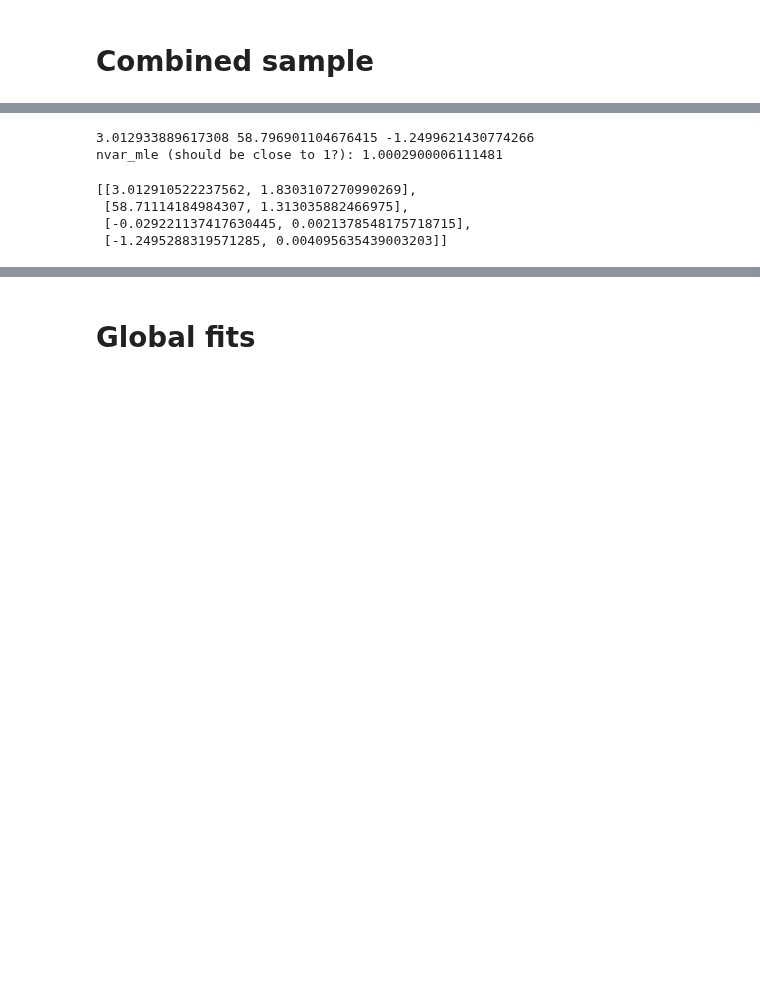
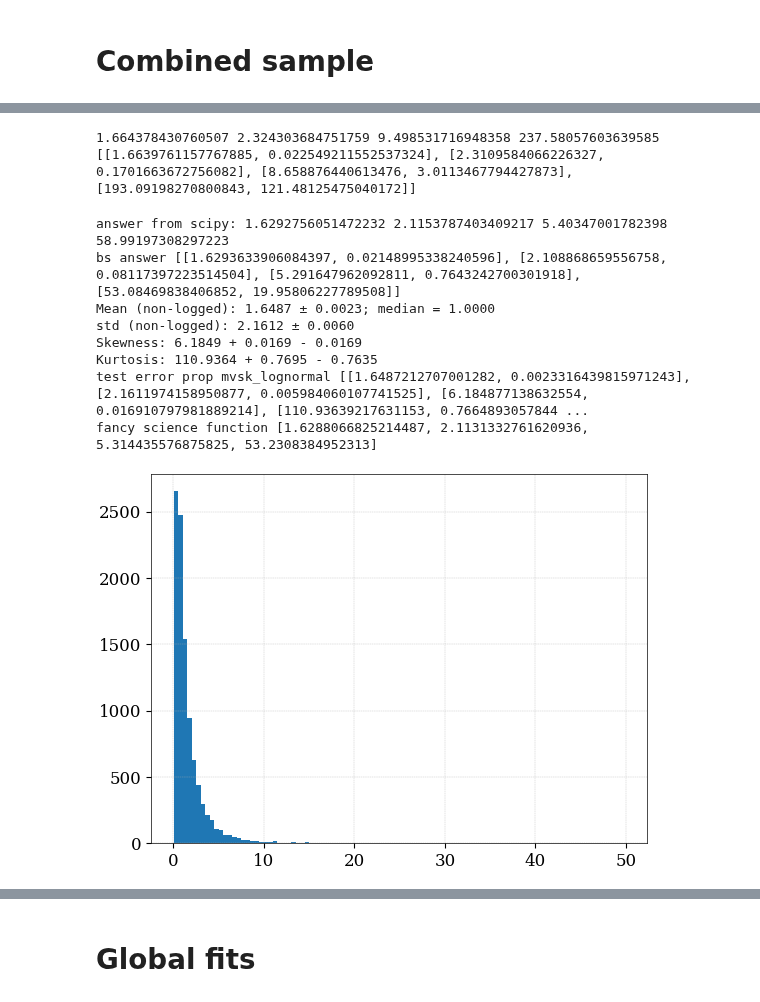
Before and after one commit to leungcalvin/kko_host_paper, a Jupyter notebook: plot_scripts/dm_host.ipynb, the cells around one changed output, grey strips where cells are left out. Cells and saved outputs as stored; diff of their text form; code cells hidden in the pictures; blank space fills up the shorter version.

```diff
--- a/plot_scripts/dm_host.ipynb
+++ b/plot_scripts/dm_host.ipynb
@@ -1154,20 +1185,46 @@ def mvsk(dm,dm_err):
+# %%
+dm_debug_err = np.ones(10000)
+dm_debug = np.exp(np.random.randn(10000))
+bs_answer = mvsk_bootstrap(dm_debug,dm_debug_err)
+mm = np.mean(dm_debug)
+ss = np.std(dm_debug)
+gg = skew(dm_debug,bias = False)
+kk = kurtosis(dm_debug,bias = False)
+print(mm,ss,gg,kk)
+print(bs_answer)
+# %% [output]
+1.664378430760507 2.324303684751759 9.498531716948358 237.58057603639585
+[[1.6639761157767885, 0.022549211552537324], [2.3109584066226327, 0.1701663672756082], [8.658876440613476, 3.0113467794427873], [193.09198270800843, 121.48125475040172]]
 # %%
-dm_debug = np.random.uniform(low = -100,high = 100,size = 1000)
-dm_debug_err = np.ones(1000)
-
-print(
-    np.sum(dm_debug) / np.sum(np.ones(1000)),
-    np.sqrt(np.sum(dm_debug**2) / np.sum(np.ones(1000))),
-     (np.mean(dm_debug**4) / np.sqrt(np.mean(dm_debug**2))**4 - 3),
-)
-mvsk(dm_debug,dm_debug_err)
+dm_debug_err = np.ones(10000)
+dm_debug = np.exp(np.random.randn(10000))
+plt.figure()
+plt.hist(dm_debug,bins = 100)
+mm = np.mean(dm_debug)
+ss = np.std(dm_debug)
+gg = skew(dm_debug,bias = False)
+kk = kurtosis(dm_debug,bias = False)
+#gg = np.mean(dm_debug**3) / np.mean(np.ones(1000)) / ss**3
+#kk = (np.mean(dm_debug**4) / (ss**4 * np.mean(np.ones(1000)))) - 3
+print('answer from scipy:',mm,ss,gg,kk)
+bs_answer = mvsk_bootstrap(dm_debug,dm_debug_err)
+print('bs answer',bs_answer)
+print('test error prop mvsk_lognormal',mvsk_numerical_from_lognormal(m = 0,w = 1,
+                                                      delta_m_plus = 0.001,
+                                                      delta_m_minus = 0.001,
+                                                      delta_w_plus = 0.001,delta_w_minus = 0.001,label = 'test lognormal 0 1'))
+fit_answers = mvsk_bootstrap(dm_debug,dm_debug_err)
+print('fancy science function',[f[0] for f in fit_answers])
 # %% [output]
-3.012933889617308 58.796901104676415 -1.2499621430774266
-nvar_mle (should be close to 1?): 1.0002900006111481
+answer from scipy: 1.6292756051472232 2.1153787403409217 5.40347001782398 58.99197308297223
+bs answer [[1.6293633906084397, 0.02148995338240596], [2.108868659556758, 0.08117397223514504], [5.291647962092811, 0.7643242700301918], [53.08469838406852, 19.95806227789508]]
+Mean (non-logged): 1.6487 ± 0.0023; median = 1.0000
+std (non-logged): 2.1612 ± 0.0060
+Skewness: 6.1849 + 0.0169 - 0.0169
+Kurtosis: 110.9364 + 0.7695 - 0.7635
+test error prop mvsk_lognormal [[1.6487212707001282, 0.0023316439815971243], [2.1611974158950877, 0.005984060107741525], [6.184877138632554, 0.016910797981889214], [110.93639217631153, 0.7664893057844 ...
+fancy science function [1.6288066825214487, 2.1131332761620936, 5.314435576875825, 53.2308384952313]
-[[3.012910522237562, 1.8303107270990269],
- [58.71114184984307, 1.313035882466975],
- [-0.029221137417630445, 0.0021378548175718715],
- [-1.2495288319571285, 0.004095635439003203]]
+[figure, added]
 # %%
 import numpy as np
 from scipy.optimize import minimize
```
Also changed, not shown: parts of 19 cells of this notebook, 2 other files.
